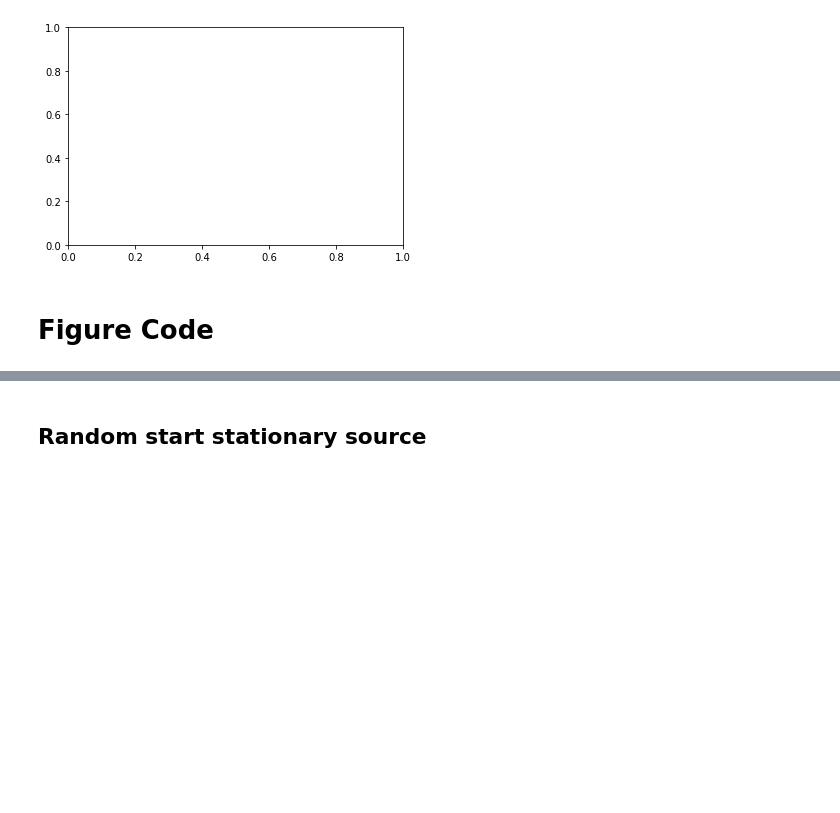
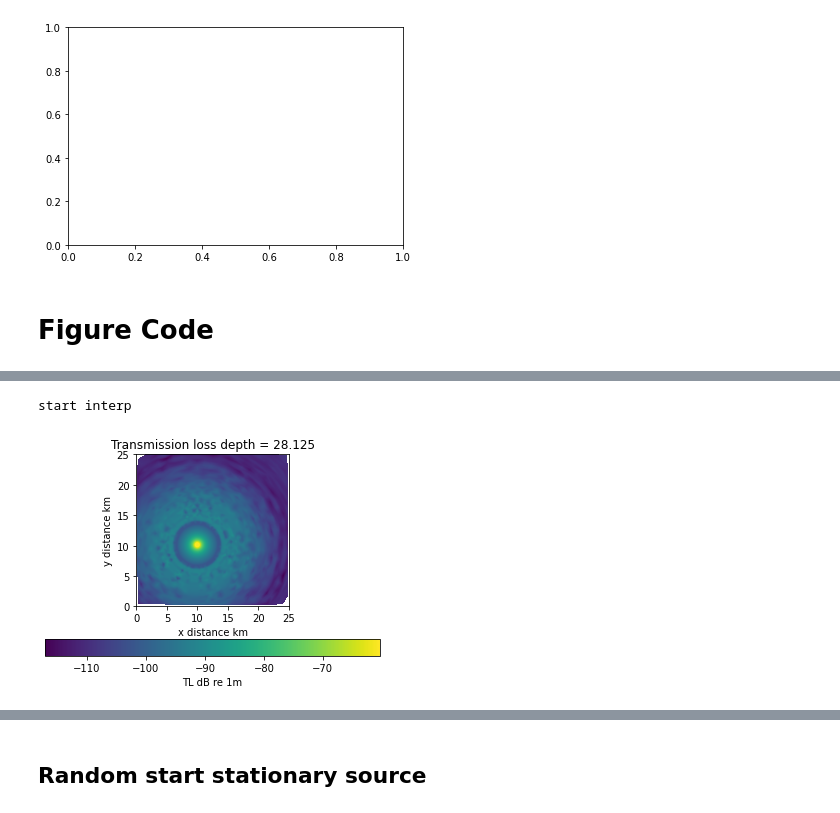
Before and after one commit to clarkphd/LumaTik_final, a Jupyter notebook: acousticenvnew.ipynb, the cells around one changed output, grey strips where cells are left out. Saved outputs shown, nothing was run; the diff lists cells and outputs as text; code cells hidden in the pictures; blank space fills up the shorter version.

```diff
--- a/acousticenvnew.ipynb
+++ b/acousticenvnew.ipynb
@@ -1595,0 +1494,9 @@ env = make_vec_env(env, n_envs=num_cpu, seed=0)
+# %%
+environment_ex = cylinder_pyram(reciver_test,target_test,reg_test,5)
+environment_ex.run_cylinder()
+environment_ex.interpolate_slices(100)
+
+environment_ex.plot_TL_slice(2)
+# %% [output]
+start interp
+[figure, added]
```
Also changed, not shown: parts of 47 cells of this notebook.
